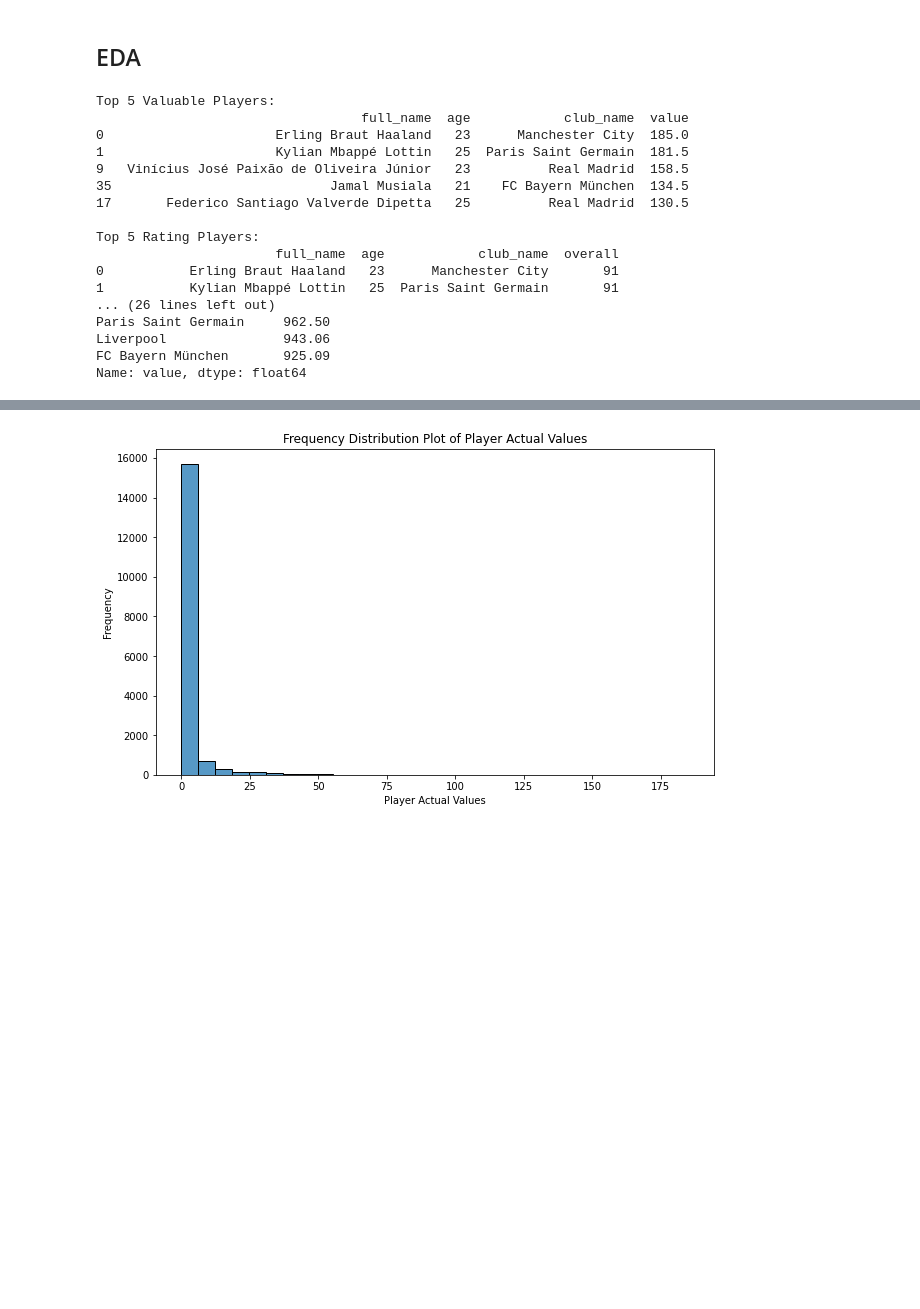
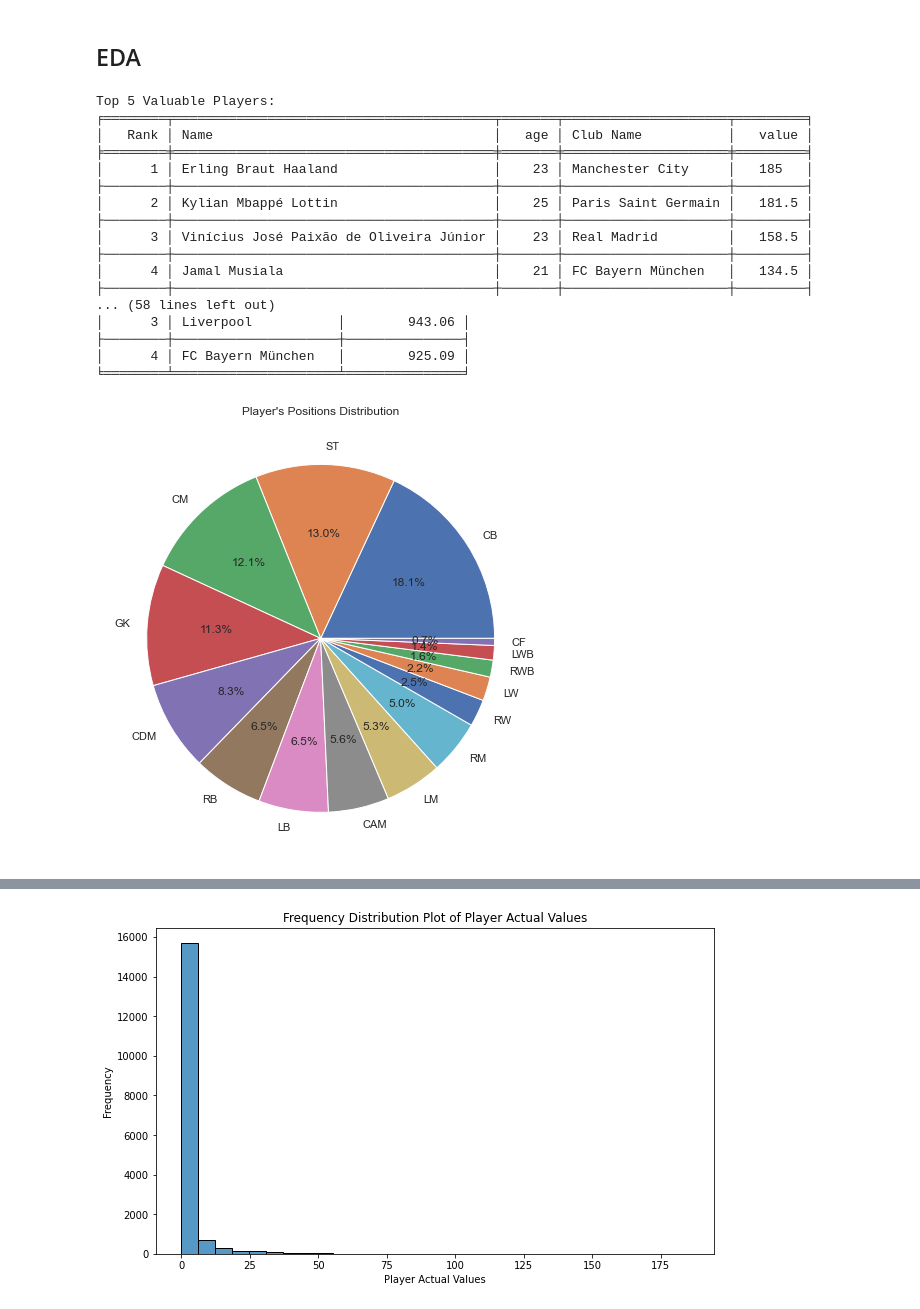
Before and after one commit to sanmil09/IS597_MLC, a Jupyter notebook: football_predictions.ipynb, the cells around one changed output, grey strips where cells are left out. Drawn from its saved outputs; the diff is of its cells as text; code cells hidden in the pictures; blank space fills up the shorter version.

```diff
--- a/football_predictions.ipynb
+++ b/football_predictions.ipynb
@@ -353,44 +358,80 @@ df_1.describe()
 # %%
 # Top 5 Valuable Players
 top_valuable_players = df_1.nlargest(5, 'value')
+top_valuable_players_table = top_valuable_players[['full_name', 'age', 'club_name', 'value']].reset_index(drop=True)
+top_valuable_players_table.index += 1  # Start index from 1
+top_valuable_players_table = top_valuable_players_table.rename(columns={'full_name': 'Name', 'club_name': 'Club Name'})
+top_valuable_players_table.index.name = 'Rank'
+top_valuable_players_table_border = tabulate(top_valuable_players_table, headers='keys', tablefmt='fancy_grid')
+
 print("Top 5 Valuable Players:")
-print(top_valuable_players[['full_name', 'age', 'club_name', 'value']])
+print(top_valuable_players_table_border)
 
 # Top 5 Rating Players
 top_rating_players = df_1.nlargest(5, 'overall')
+top_rating_players_table = top_rating_players[['full_name', 'age', 'club_name', 'overall']].reset_index(drop=True)
+top_rating_players_table.index += 1  # Start index from 1
+top_rating_players_table = top_rating_players_table.rename(columns={'full_name': 'Name', 'club_name': 'Club Name'})
+top_rating_players_table.index.name = 'Rank'
+top_rating_players_table_border = tabulate(top_rating_players_table, headers='keys', tablefmt='fancy_grid')
+
 print("\nTop 5 Rating Players:")
-print(top_rating_players[['full_name', 'age', 'club_name', 'overall']])
+print(top_rating_players_table_border)
 
 # Mean Value (Top 5) based on Position
 top_5_positions = df_1.groupby('positions_new')['value'].mean().nlargest(5)
+top_5_positions_table = pd.DataFrame(top_5_positions).reset_index()
+top_5_positions_table = top_5_positions_table.rename(columns={'positions_new': 'Position', 'value': 'Mean Value'})
+top_5_positions_table.index.name = 'Rank'
+top_5_positions_table_border = tabulate(top_5_positions_table, headers='keys', tablefmt='fancy_grid')
+
 print("\nMean Value (Top 5) based on Position:")
-print(top_5_positions)
+print(top_5_positions_table_border)
 
 # Top 5 Clubs (Mean Value)
 top_5_clubs_mean_value = df_1.groupby('club_name')['value'].mean().nlargest(5)
+top_5_clubs_mean_value_table = pd.DataFrame(top_5_clubs_mean_value).reset_index()
+top_5_clubs_mean_value_table = top_5_clubs_mean_value_table.rename(columns={'club_name': 'Club Name', 'value': 'Mean Value'})
+top_5_clubs_mean_value_table.index.name = 'Rank'
+top_5_clubs_mean_value_table_border = tabulate(top_5_clubs_mean_value_table, headers='keys', tablefmt='fancy_grid')
+
 print("\nTop 5 Clubs (Mean Value):")
-print(top_5_clubs_mean_value)
+print(top_5_clubs_mean_value_table_border)
 
 # Top 5 Clubs (Total Value)
 top_5_clubs_total_value = df_1.groupby('club_name')['value'].sum().nlargest(5)
+top_5_clubs_total_value_table = pd.DataFrame(top_5_clubs_total_value).reset_index()
+top_5_clubs_total_value_table = top_5_clubs_total_value_table.rename(columns={'club_name': 'Club Name', 'value': 'Total Value'})
+top_5_clubs_total_value_table.index.name = 'Rank'
+top_5_clubs_total_value_table_border = tabulate(top_5_clubs_total_value_table, headers='keys', tablefmt='fancy_grid')
+
 print("\nTop 5 Clubs (Total Value):")
-print(top_5_clubs_total_value)
+print(top_5_clubs_total_value_table_border)
 # %% [output]
 Top 5 Valuable Players:
-                                  full_name  age            club_name  value
-0                      Erling Braut Haaland   23      Manchester City  185.0
-1                      Kylian Mbappé Lottin   25  Paris Saint Germain  181.5
-9   Vinícius José Paixão de Oliveira Júnior   23          Real Madrid  158.5
-35                            Jamal Musiala   21    FC Bayern München  134.5
-17       Federico Santiago Valverde Dipetta   25          Real Madrid  130.5
-
-Top 5 Rating Players:
-                       full_name  age            club_name  overall
-0           Erling Braut Haaland   23      Manchester City       91
-1           Kylian Mbappé Lottin   25  Paris Saint Germain       91
-... (26 lines left out)
-Paris Saint Germain     962.50
-Liverpool               943.06
-FC Bayern München       925.09
-Name: value, dtype: float64
+╒════════╤═════════════════════════════════════════╤═══════╤═════════════════════╤═════════╕
+│   Rank │ Name                                    │   age │ Club Name           │   value │
+╞════════╪═════════════════════════════════════════╪═══════╪═════════════════════╪═════════╡
+│      1 │ Erling Braut Haaland                    │    23 │ Manchester City     │   185   │
+├────────┼─────────────────────────────────────────┼───────┼─────────────────────┼─────────┤
+│      2 │ Kylian Mbappé Lottin                    │    25 │ Paris Saint Germain │   181.5 │
+├────────┼─────────────────────────────────────────┼───────┼─────────────────────┼─────────┤
+│      3 │ Vinícius José Paixão de Oliveira Júnior │    23 │ Real Madrid         │   158.5 │
+├────────┼─────────────────────────────────────────┼───────┼─────────────────────┼─────────┤
+│      4 │ Jamal Musiala                           │    21 │ FC Bayern München   │   134.5 │
+├────────┼─────────────────────────────────────────┼───────┼─────────────────────┼─────────┤
+... (58 lines left out)
+│      3 │ Liverpool           │        943.06 │
+├────────┼─────────────────────┼───────────────┤
+│      4 │ FC Bayern München   │        925.09 │
+╘════════╧═════════════════════╧═══════════════╛
+# %%
+# Player's Positions Distribution - Pie chart
+plt.figure(figsize=(10, 8))
+position_counts = df_1['positions_new'].value_counts()
+plt.pie(position_counts, labels=position_counts.index, autopct='%1.1f%%')
+plt.title('Player\'s Positions Distribution')
+plt.show()
+# %% [output]
+[figure, added]
 # %%
```
Also changed, not shown: parts of 29 cells of this notebook.
